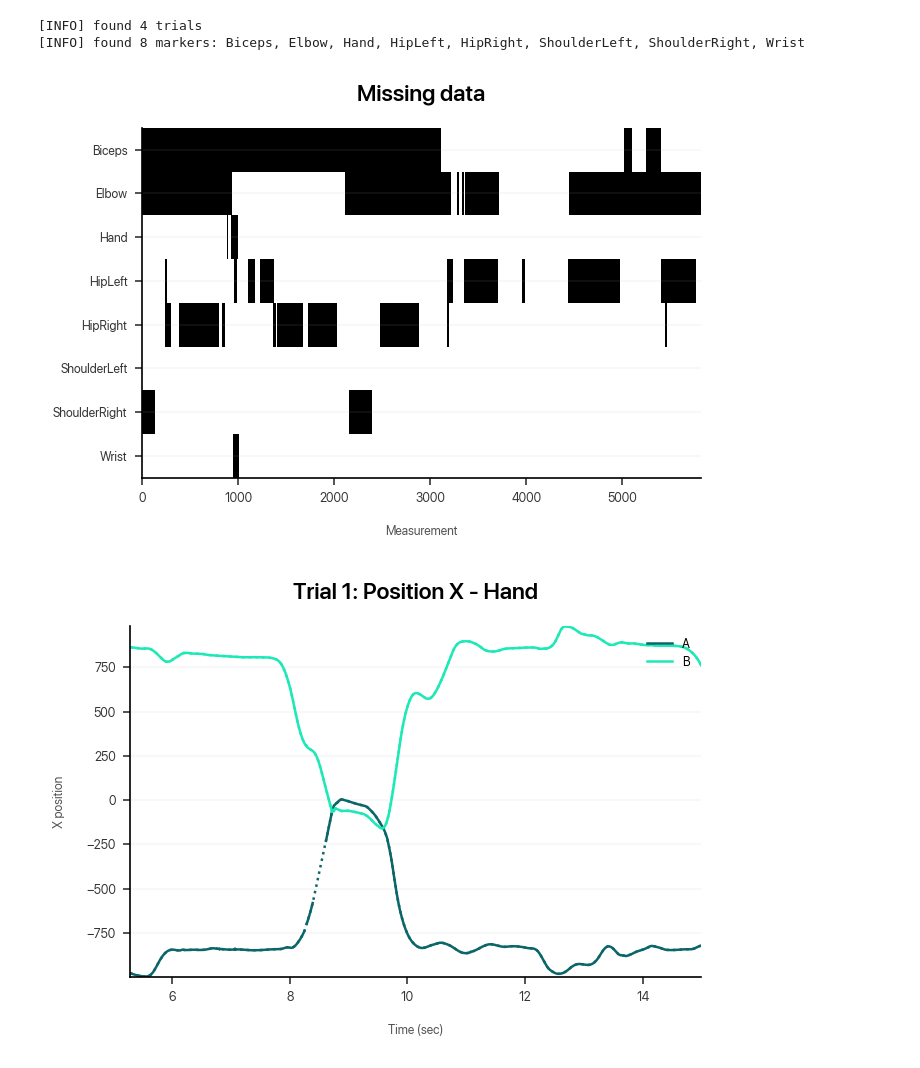
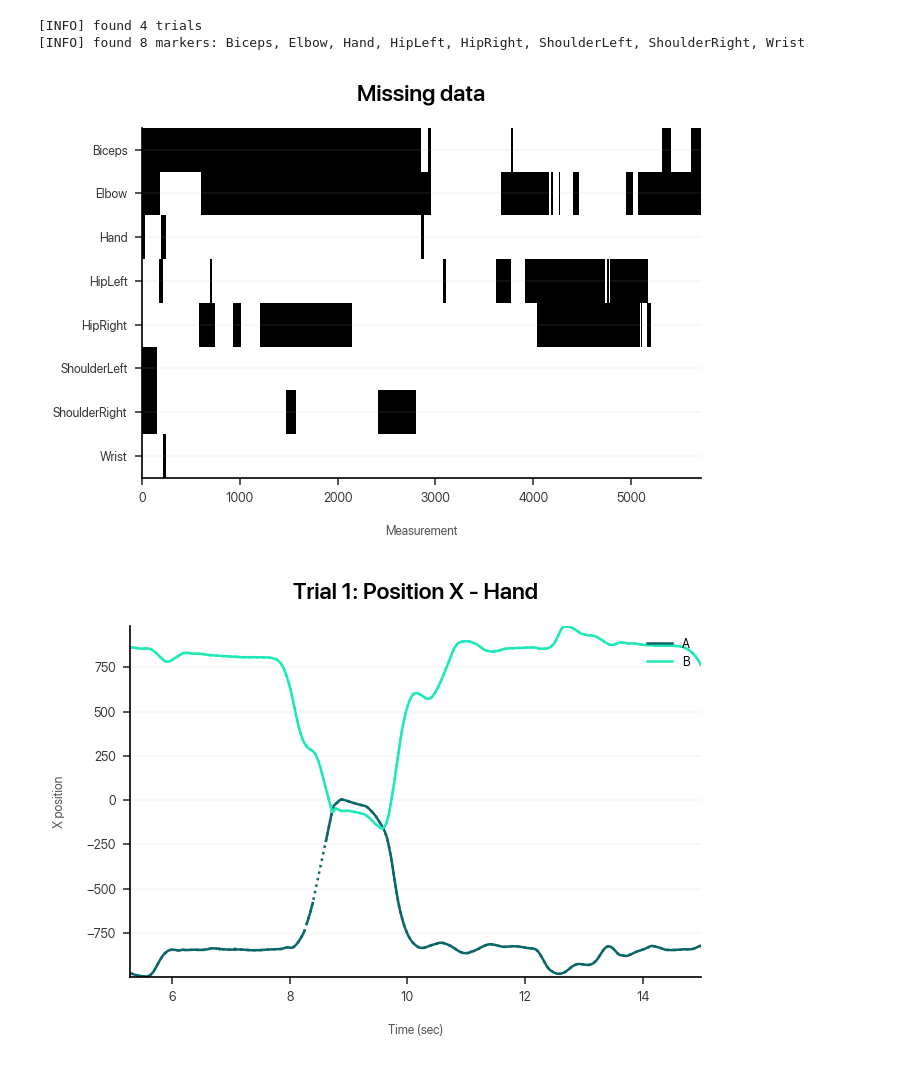
Before and after one commit to dlundgaard/dapup-mocap, a Jupyter notebook: analysis.ipynb, the cells around one changed output. Drawn from its saved outputs; the diff is of its cells as text; code cells hidden in the pictures.

```diff
--- a/analysis.ipynb
+++ b/analysis.ipynb
@@ -59,22 +59,18 @@ dataset = pd.Series(data = trials, index = range(1, len(trials) + 1), name = "Tr
 # %%
 def assess_missing(trial):
     a = []
     for marker in markers:
         subset = pd.concat([dataset[trial]["A"][marker], dataset[trial]["B"][marker]])
         a.append(subset.isna().any(axis = 1))
-    b = np.array(a).astype(int)
-    g = np.zeros((*b.shape, 3))
-    g[b < 0.5] = [1] * 3
-    g[b > 0.5] = [0] * 3
-    plt.imshow(g, interpolation = "none", aspect = "auto")
+    plt.imshow(np.where(np.array(a).astype(int) > 0.5, 1, 0.15), interpolation = "none", aspect = "auto", cmap = "binary")
     plt.yticks(range(len(markers)), markers)
     plt.xlabel("Measurement")
     plt.title("Missing data\n")
     plt.tight_layout()
 
-assess_missing(1)
+assess_missing(3)
 # %% [output]
-[figure, old version]
+[figure, new version]
 # %%
 def plot_position(trial, marker, axis):
     plt.figure()
```
Also changed, not shown: parts of 1 cell of this notebook.
